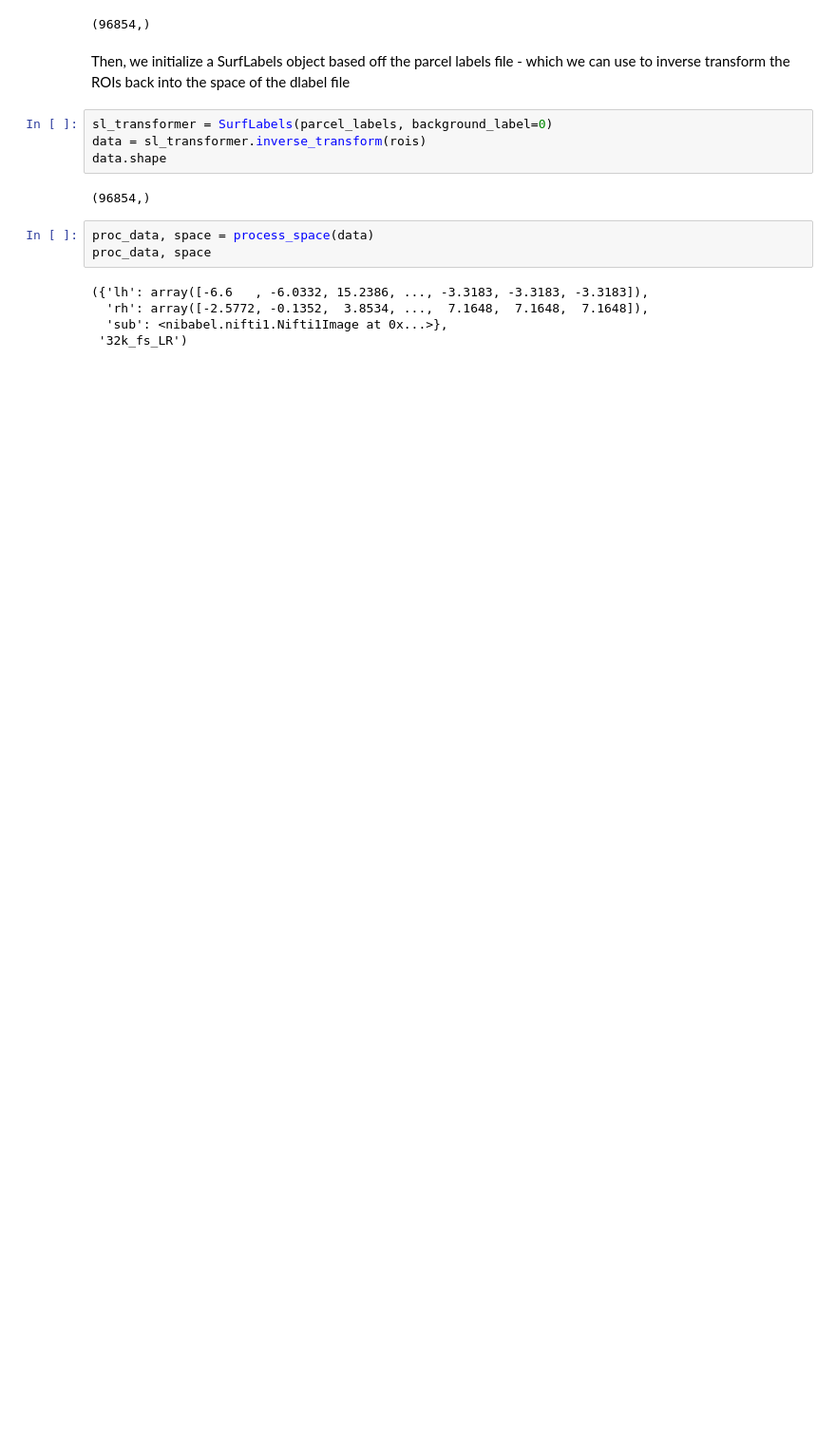
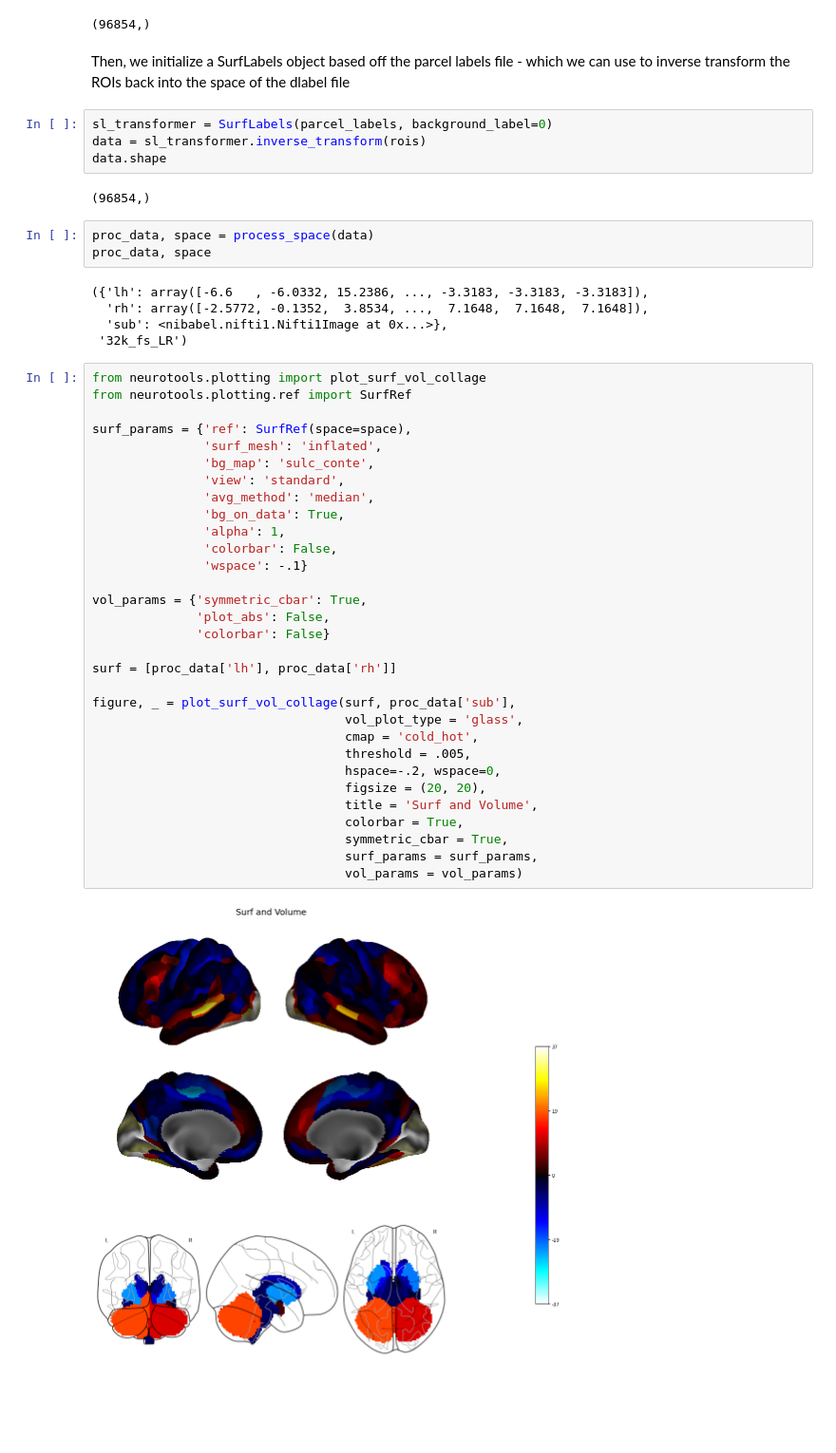
Before and after one commit to sahahn/neurotools, a Jupyter notebook: examples/plot_cifti_from_rois/plot_cifti_from_rois.ipynb, the cells around one changed output. Shown: that part at 95% size. Cells and saved outputs as stored; diff of their text form; blank space fills up the shorter version.

```diff
--- a/examples/plot_cifti_from_rois/plot_cifti_from_rois.ipynb
+++ b/examples/plot_cifti_from_rois/plot_cifti_from_rois.ipynb
@@ -37,3 +37,36 @@ proc_data, space
   'rh': array([-2.5772, -0.1352,  3.8534, ...,  7.1648,  7.1648,  7.1648]),
   'sub': <nibabel.nifti1.Nifti1Image at 0x...>},
  '32k_fs_LR')
+# %%
+from neurotools.plotting import plot_surf_vol_collage
+from neurotools.plotting.ref import SurfRef
+
+surf_params = {'ref': SurfRef(space=space),
+               'surf_mesh': 'inflated',
+               'bg_map': 'sulc_conte',
+               'view': 'standard',
+               'avg_method': 'median',
+               'bg_on_data': True,
+               'alpha': 1,
+               'colorbar': False,
+               'wspace': -.1}
+
+vol_params = {'symmetric_cbar': True,
+              'plot_abs': False,
+              'colorbar': False}
+
+surf = [proc_data['lh'], proc_data['rh']]
+
+figure, _ = plot_surf_vol_collage(surf, proc_data['sub'],
+                                  vol_plot_type = 'glass',
+                                  cmap = 'cold_hot',
+                                  threshold = .005,
+                                  hspace=-.2, wspace=0,
+                                  figsize = (20, 20),
+                                  title = 'Surf and Volume',
+                                  colorbar = True,
+                                  symmetric_cbar = True,
+                                  surf_params = surf_params,
+                                  vol_params = vol_params)
+# %% [output]
+[figure, added]
```
Also changed, not shown: 1 other file.
